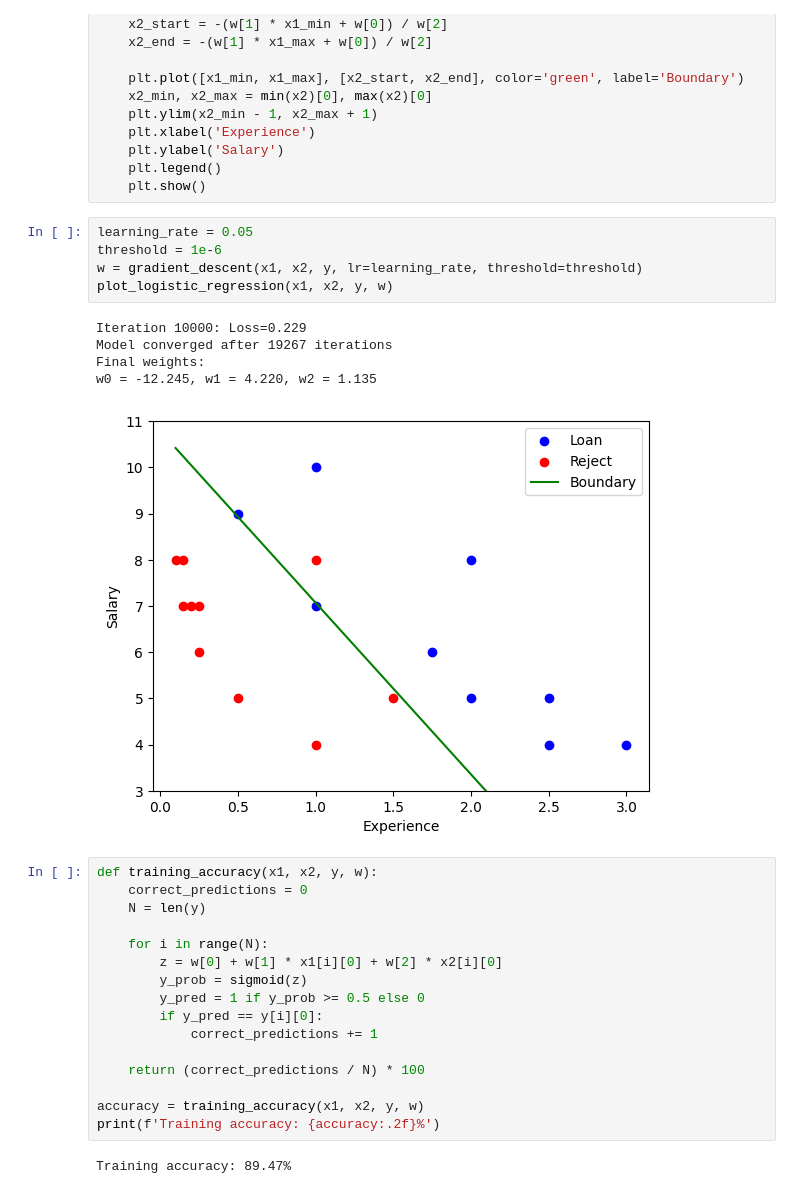
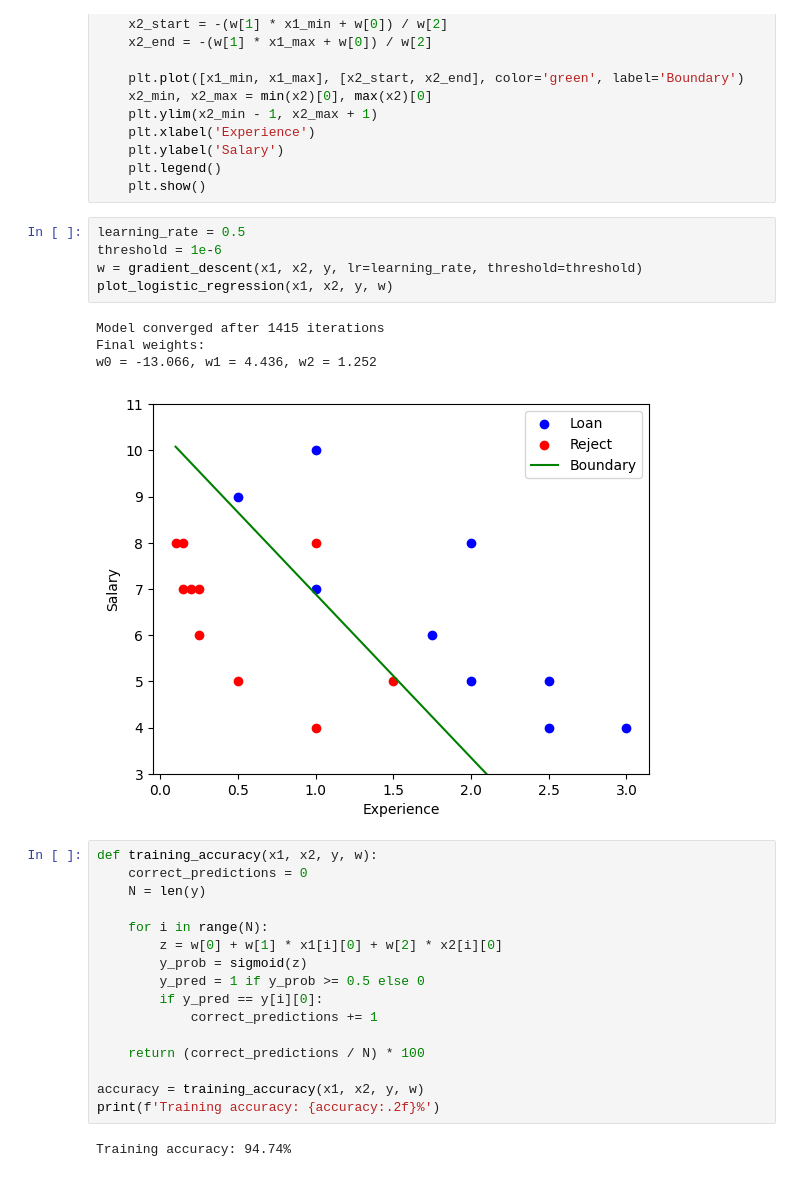
Before and after one commit to dominhquang39/dl2026, a Jupyter notebook: lab3/logistic_regression.ipynb, the cells around one changed output. Cells and saved outputs as stored; diff of their text form.

```diff
--- a/lab3/logistic_regression.ipynb
+++ b/lab3/logistic_regression.ipynb
@@ -106,16 +106,15 @@ def plot_logistic_regression(x1, x2, y, w):
     plt.legend()
     plt.show()
 # %%
-learning_rate = 0.05
+learning_rate = 0.5
 threshold = 1e-6
 w = gradient_descent(x1, x2, y, lr=learning_rate, threshold=threshold)
 plot_logistic_regression(x1, x2, y, w)
 # %% [output]
-Iteration 10000: Loss=0.229
-Model converged after 19267 iterations
+Model converged after 1415 iterations
 Final weights:
-w0 = -12.245, w1 = 4.220, w2 = 1.135
+w0 = -13.066, w1 = 4.436, w2 = 1.252
-[figure, old version]
+[figure, new version]
 # %%
 def training_accuracy(x1, x2, y, w):
     correct_predictions = 0
@@ -133,7 +132,7 @@ def training_accuracy(x1, x2, y, w):
 accuracy = training_accuracy(x1, x2, y, w)
 print(f'Training accuracy: {accuracy:.2f}%')
 # %% [output]
-Training accuracy: 89.47%
+Training accuracy: 94.74%
 # %%
 def predict(x1_new, x2_new, w):
     predictions = []
```
Also changed, not shown: parts of 2 cells of this notebook, 7 other files.
